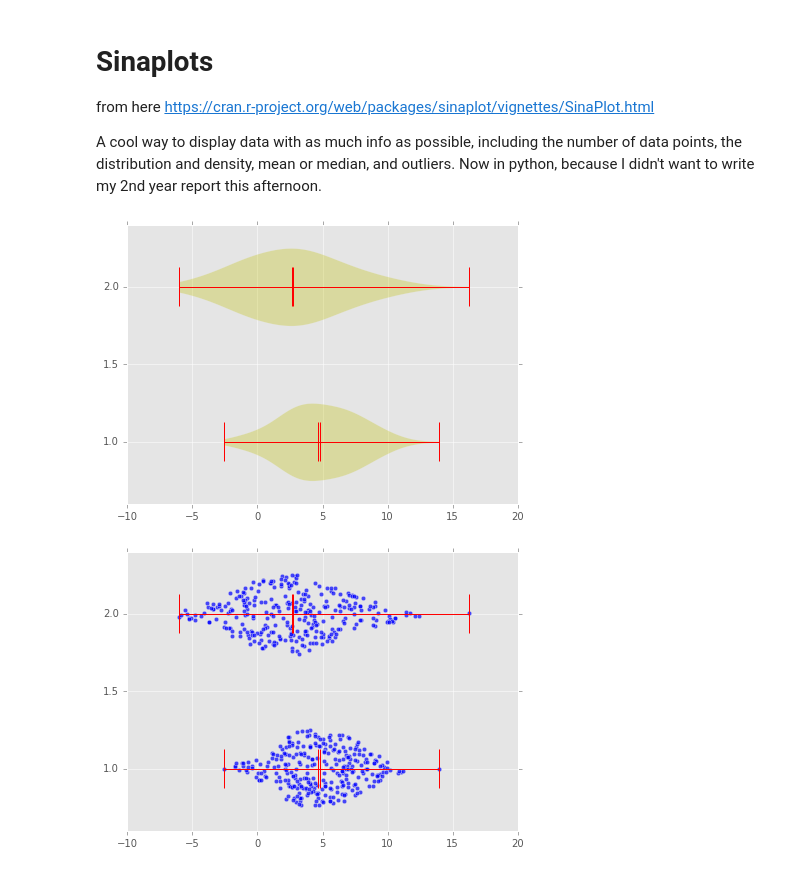
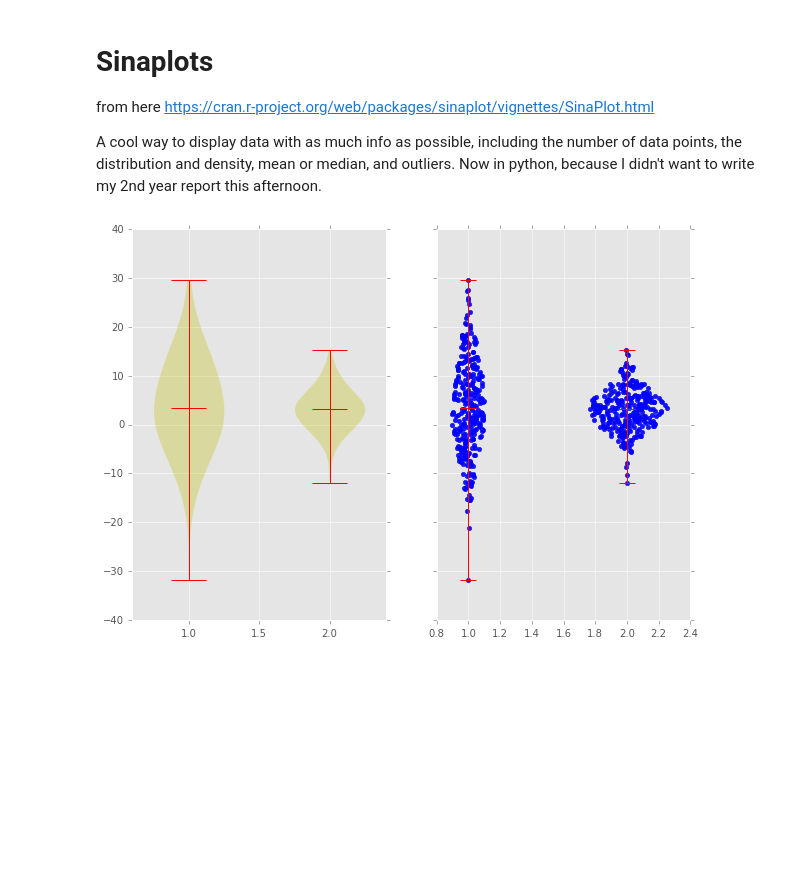
Before and after one commit to mparker2/seaborn_sinaplot, a Jupyter notebook: matplotlib_sinaplot.ipynb, the cells around one changed output. Cells and saved outputs as stored; diff of their text form; code cells hidden in the pictures; blank space fills up the shorter version.

```diff
--- a/matplotlib_sinaplot.ipynb
+++ b/matplotlib_sinaplot.ipynb
@@ -15,12 +131,12 @@ plt.rcParams['figure.figsize'] = 7, 5
 # %%
-y1 = np.random.normal(5, 3, 300)
+y1 = np.random.normal(4, 10, 300)
 y2 = np.random.normal(3, 4, 300)
 data = np.vstack((y1, y2)).T
 
-fig, ax = plt.subplots()
-vio = ax.violinplot(data, points=200, vert=False, widths=0.5,
-                    showextrema=True, showmedians=True,
-                    showmeans=True, bw_method=0.5)
-plt.show()
+fig, ax = plt.subplots(figsize=(10, 7), ncols=2, sharey=True)
+vio = ax[0].violinplot(data, points=200, vert=True, widths=0.5,
+                       showextrema=True, showmedians=True, bw_method=0.5)
+sina = sinaplot(data, showmedians=True, showextrema=True,
+                scaled=True, vert=True, ax=ax[1])
 # %% [output]
-[figure, old version]
+[figure, new version]
@@ -126,5 +142,0 @@ def sinaplot(dataset, positions=None, vert=True, widths=0.5,
-# %%
-x = sinaplot(data, showmedians=True, showmeans=True, showextrema=True,
-             vert=False, scatter_kwargs=dict(marker='o', alpha=0.7))
-# %% [output]
-[figure, removed]
```
Also changed, not shown: parts of 2 cells of this notebook.
